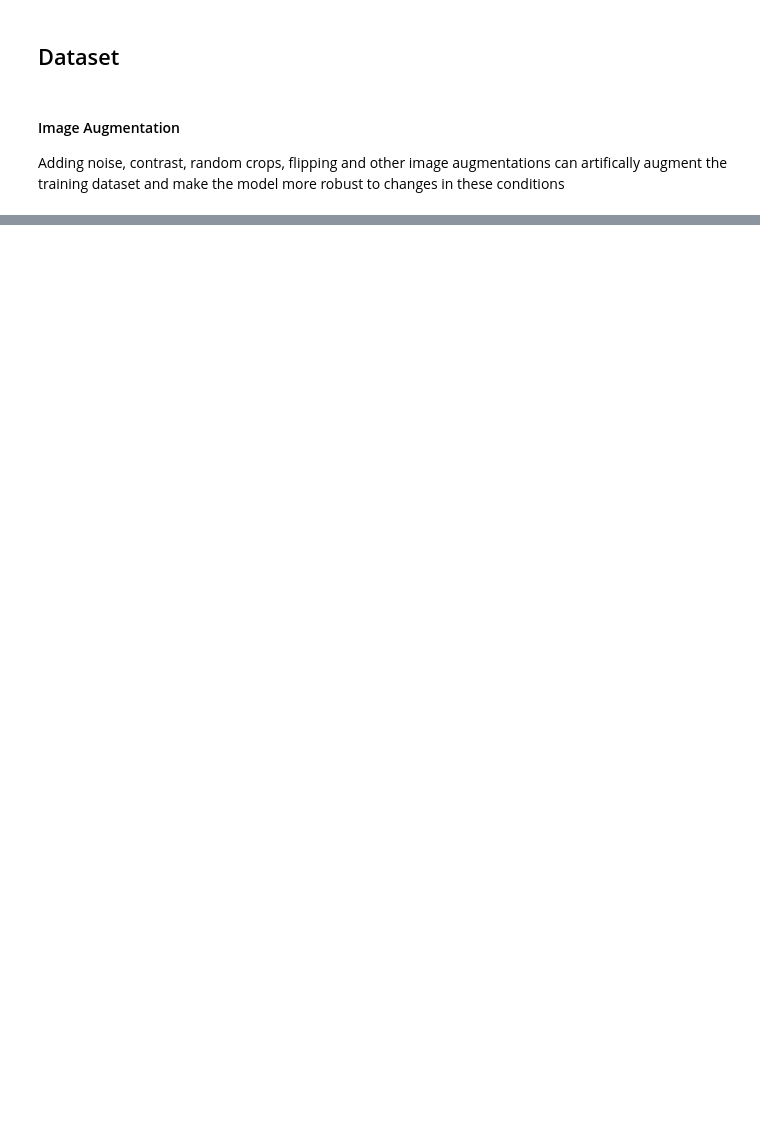
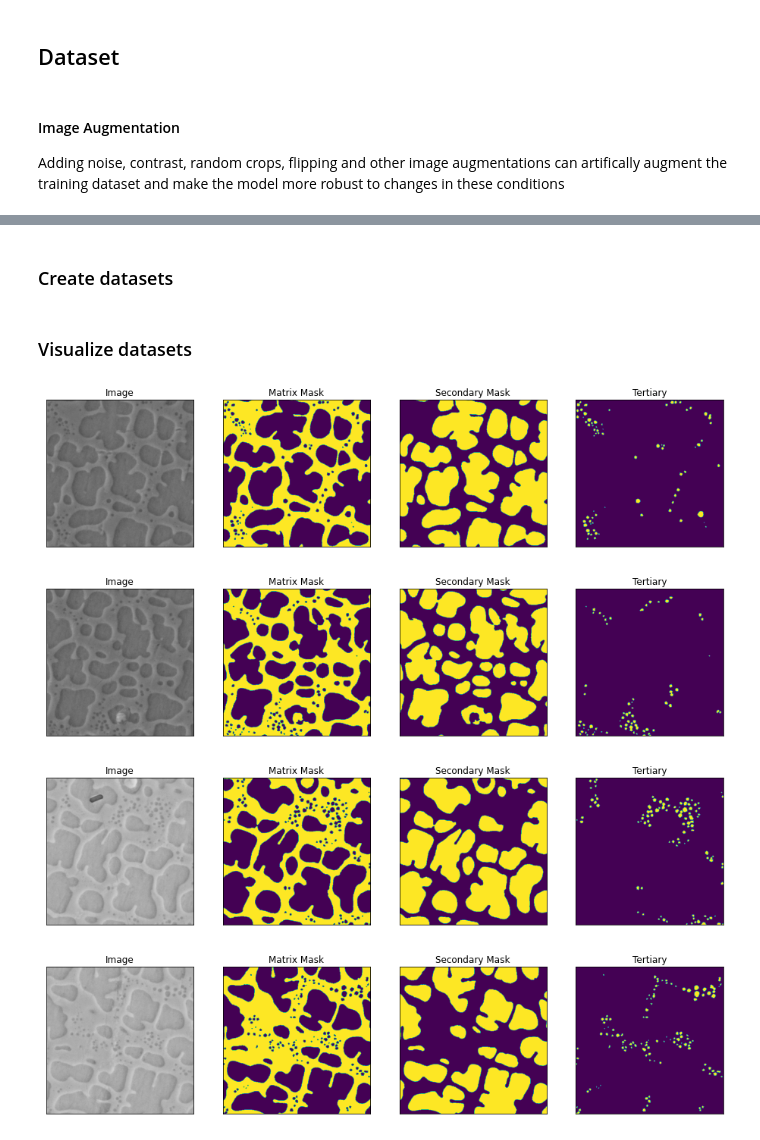
Before and after one commit to nasa/pretrained-microscopy-models, a Jupyter notebook: examples/multiclass_segmentation_example.ipynb, the cells around one changed output, grey strips where cells are left out. Cells and saved outputs as stored; diff of their text form; code cells hidden in the pictures; blank space fills up the shorter version.

```diff
--- a/examples/multiclass_segmentation_example.ipynb
+++ b/examples/multiclass_segmentation_example.ipynb
@@ -104,0 +121,2 @@ Downloading: "https://nasa-public-data.s3.amazonaws.com/microscopy_segmentation_
+# %% [markdown]
+### Create datasets
@@ -104,0 +155,25 @@ Downloading: "https://nasa-public-data.s3.amazonaws.com/microscopy_segmentation_
+# %% [markdown]
+### Visualize datasets
+# %%
+# validation data
+
+visualize_dataset = pmm.io.Dataset(
+    images=x_valid_dir,
+    masks=y_valid_dir,
+    class_values=class_values,
+    augmentation=get_validation_augmentation(),
+    #preprocessing=get_preprocessing(preprocessing_fn)
+)
+
+for im, mask in visualize_dataset:
+    pmm.util.visualize(
+        image=im,
+        matrix_mask=mask[...,0].squeeze(),
+        secondary_mask=mask[...,1].squeeze(),
+        tertiary=mask[...,2].squeeze(),
+    )
+# %% [output]
+[figure, added]
+[figure, added]
+[figure, added]
+[figure, added]
```
Also changed, not shown: parts of 20 cells of this notebook, 7 other files.
